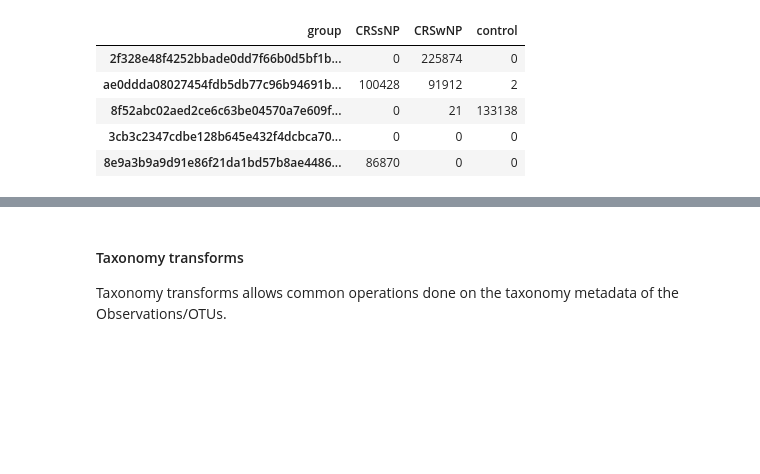
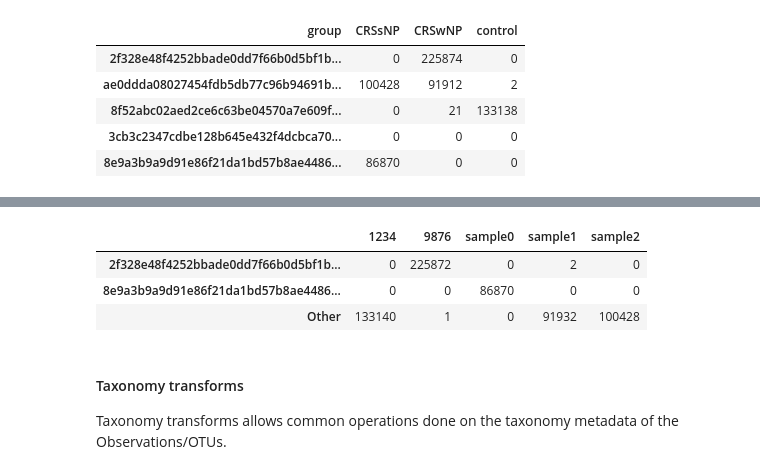
Before and after one commit to bassio/omicexperiment, a Jupyter notebook: doc/02_experiment_transforms.ipynb, the cells around one changed output, grey strips where cells are left out. Cells and saved outputs as stored; diff of their text form; code cells hidden in the pictures; blank space fills up the shorter version.

```diff
--- a/doc/02_experiment_transforms.ipynb
+++ b/doc/02_experiment_transforms.ipynb
@@ -141,3 +180,16 @@ exp.dapply(SampleGroupBy("group", aggfunc=np.sum))
+# %%
+from omicexperiment.transforms.observation import BinObservations
+
+exp.dapply(
+BinObservations(['ae0ddda08027454fdb5db77c96b94691b8274cdd', \
+                 '3cb3c2347cdbe128b645e432f4dcbca702e0e8e3', \
+                 '8f52abc02aed2ce6c63be04570a7e609f9cdac5f'], groupnames='Other')
+)
+# %% [output]
+|  | 1234 | 9876 | sample0 | sample1 | sample2 |
+| 2f328e48f4252bbade0dd7f66b0d5bf1b... | 0 | 225872 | 0 | 2 | 0 |
+| 8e9a3b9a9d91e86f21da1bd57b8ae4486... | 0 | 0 | 86870 | 0 | 0 |
+| Other | 133140 | 1 | 0 | 91932 | 100428 |
 # %% [markdown]
 #### Taxonomy transforms
 Taxonomy transforms allows common operations done on the taxonomy metadata of the Observations/OTUs.
```
Also changed, not shown: parts of 20 cells of this notebook, 8 other files.
